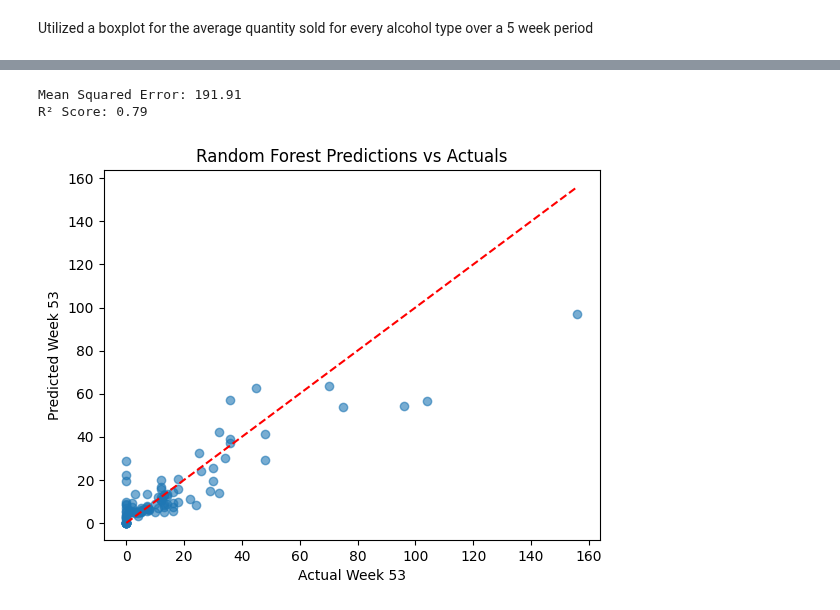
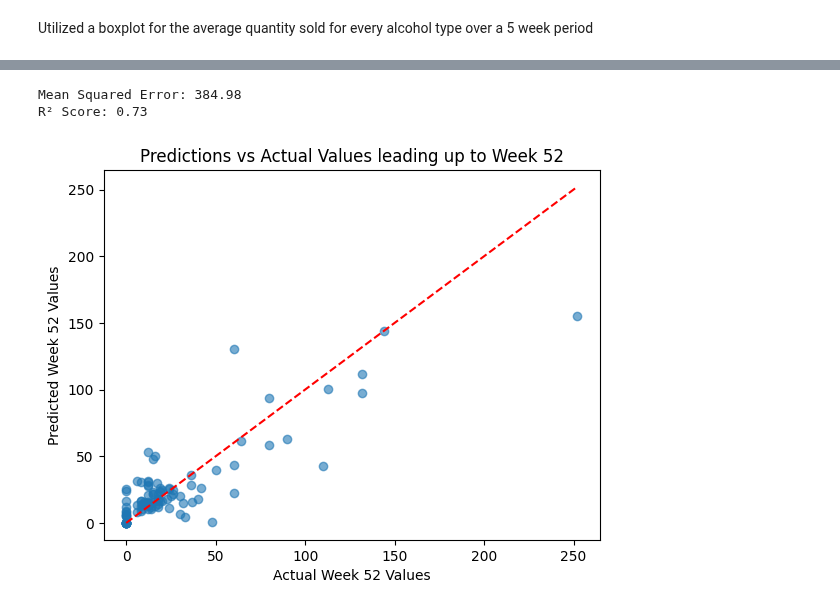
Before and after one commit to alexkardan/ABS-Visualizations, a Jupyter notebook: ABS_Weekly_data.ipynb, the cells around one changed output, grey strips where cells are left out. Drawn from its saved outputs; the diff is of its cells as text; code cells hidden in the pictures.

Commit message:
edited the labels and titles for several graphs

```diff
--- a/ABS_Weekly_data.ipynb
+++ b/ABS_Weekly_data.ipynb
@@ -402,16 +402,16 @@ fig.show()
 # %% [output]
 [interactive output not drawn]
 # %%
-weeks = [f'Week {i}' for i in range(1, 53) if i !=53]
-target = 'Week 53'
+weeks = [f'Week {i}' for i in range(1, 52) if i !=52]
+target = 'Week 52'
 
 
 X = Weekly_High_Volume_Store[weeks]
 y = Weekly_High_Volume_Store[target]
 
-X_train, X_test, y_train, y_test = train_test_split(X, y, test_size=0.1, random_state=1000)
+X_train, X_test, y_train, y_test = train_test_split(X, y, test_size=0.2, random_state=10)
 
-model = RandomForestRegressor(n_estimators=1000, random_state=1000)
+model = RandomForestRegressor(n_estimators=10, random_state=10)
 model.fit(X_train, y_train)
 
 y_pred = model.predict(X_test)
@@ -422,14 +422,14 @@ r2 = r2_score(y_test, y_pred)
 print(f"Mean Squared Error: {mse:.2f}")
 print(f"R² Score: {r2:.2f}")
 # %% [output]
-Mean Squared Error: 191.91
-R² Score: 0.79
+Mean Squared Error: 384.98
+R² Score: 0.73
 # %%
 plt.scatter(y_test, y_pred, alpha=0.6)
 plt.plot([y_test.min(), y_test.max()], [y_test.min(), y_test.max()], 'r--')
-plt.xlabel('Actual Week 53')
-plt.ylabel('Predicted Week 53')
-plt.title('Random Forest Predictions vs Actuals')
+plt.xlabel('Actual Week 52 Values')
+plt.ylabel('Predicted Week 52 Values')
+plt.title('Predictions vs Actual Values leading up to Week 52')
 plt.show()
 # %% [output]
-[figure, old version]
+[figure, new version]
```
Also changed, not shown: parts of 2 cells of this notebook.
